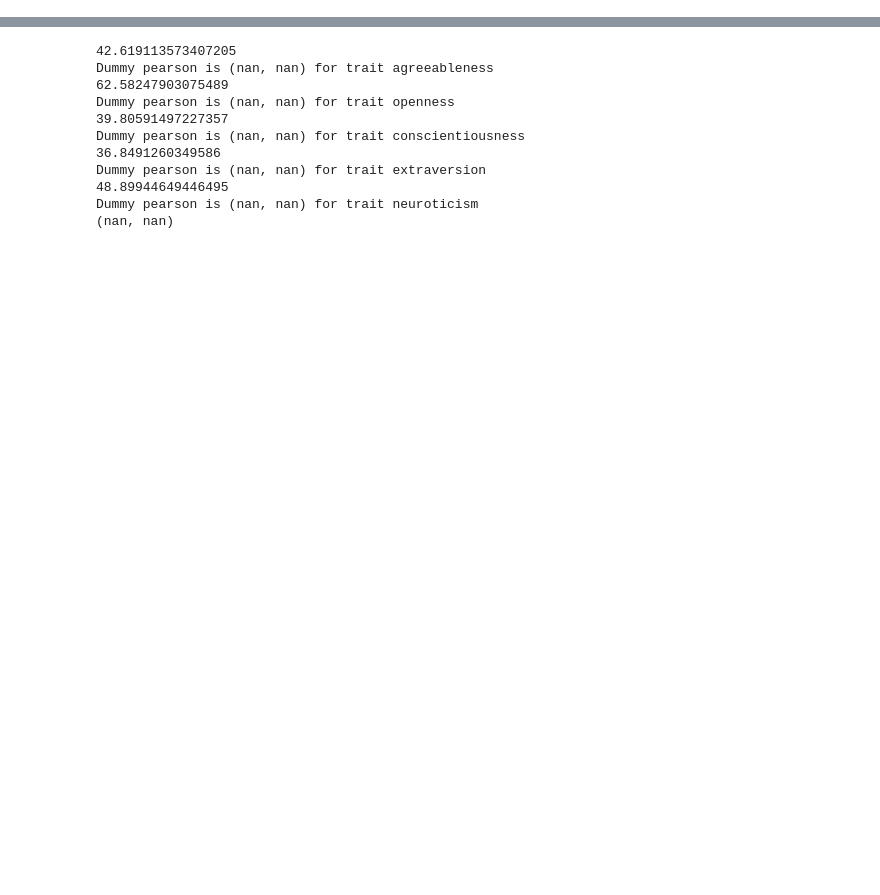
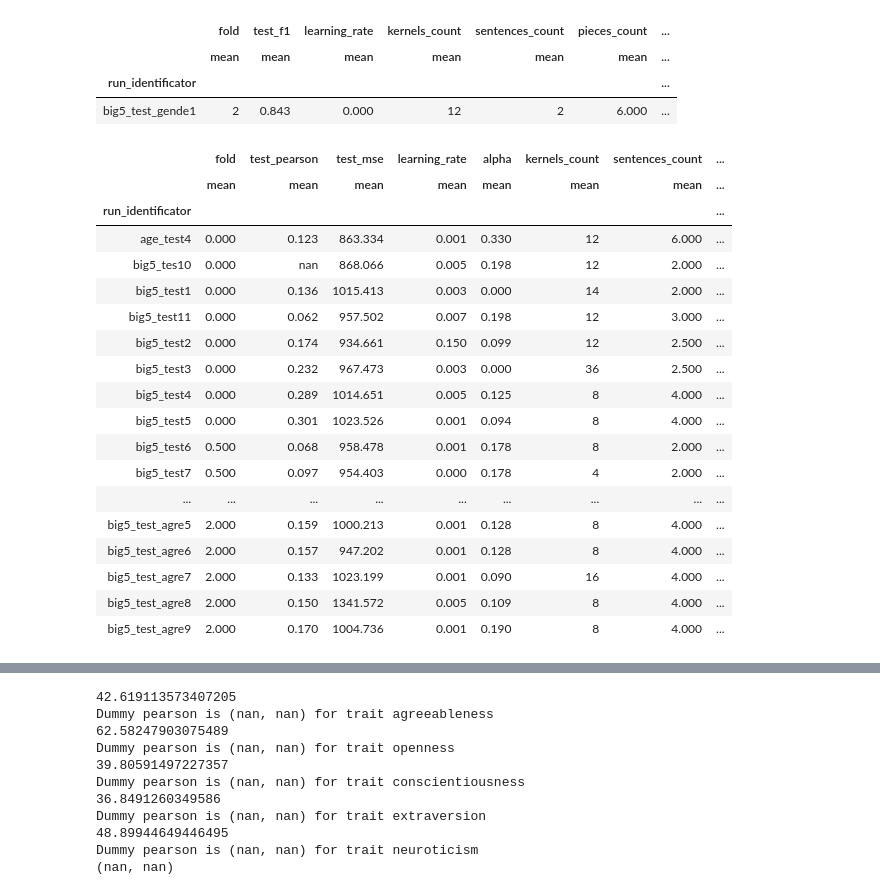
Before and after one commit to Bmikaella/persil, a Jupyter notebook: results_anal.ipynb, the cells around one changed output, grey strips where cells are left out. Cells and saved outputs as stored; diff of their text form; code cells hidden in the pictures; blank space fills up the shorter version.

```diff
--- a/results_anal.ipynb
+++ b/results_anal.ipynb
@@ -76,0 +150,7 @@ data[data['val_pearson'].notnull()].sort_values(by=['val_pearson'])
+# %%
+a[(a['trait'] == '[\'is_female\']')].sort_values(by=['fold', 'test_f1'])[["trait", "fold", "test_f1", "models_name", "run_identificator", "learning_rate", 'kernels_count', 'sentences_count', 'pieces_count', "hidden_layer_1", 'epoch', 'alpha']].groupby(by=['run_identificator']).agg([np.mean])
+# %% [output]
+|  | fold | test_f1 | learning_rate | kernels_count | sentences_count | pieces_count | ... |
+|  | mean | mean | mean | mean | mean | mean | ... |
+| run_identificator |  |  |  |  |  |  | ... |
+| big5_test_gende1 | 2 | 0.843 | 0.000 | 12 | 2 | 6.000 | ... |
@@ -76,0 +159,22 @@ data[data['val_pearson'].notnull()].sort_values(by=['val_pearson'])
+# %%
+a[(a['trait'] == '[\'agreeableness\']')].sort_values(by=['fold', 'test_mse'])[["trait", "fold", "test_pearson", "test_mse", "models_name", "run_identificator", "learning_rate", 'alpha', 'kernels_count', 'sentences_count', 'experiments_name', 'pieces_count', "hidden_layer_1", 'epoch']].groupby(by=['run_identificator']).agg([np.mean])
+# %% [output]
+|  | fold | test_pearson | test_mse | learning_rate | alpha | kernels_count | sentences_count | ... |
+|  | mean | mean | mean | mean | mean | mean | mean | ... |
+| run_identificator |  |  |  |  |  |  |  | ... |
+| age_test4 | 0.000 | 0.123 | 863.334 | 0.001 | 0.330 | 12 | 6.000 | ... |
+| big5_tes10 | 0.000 | nan | 868.066 | 0.005 | 0.198 | 12 | 2.000 | ... |
+| big5_test1 | 0.000 | 0.136 | 1015.413 | 0.003 | 0.000 | 14 | 2.000 | ... |
+| big5_test11 | 0.000 | 0.062 | 957.502 | 0.007 | 0.198 | 12 | 3.000 | ... |
+| big5_test2 | 0.000 | 0.174 | 934.661 | 0.150 | 0.099 | 12 | 2.500 | ... |
+| big5_test3 | 0.000 | 0.232 | 967.473 | 0.003 | 0.000 | 36 | 2.500 | ... |
+| big5_test4 | 0.000 | 0.289 | 1014.651 | 0.005 | 0.125 | 8 | 4.000 | ... |
+| big5_test5 | 0.000 | 0.301 | 1023.526 | 0.001 | 0.094 | 8 | 4.000 | ... |
+| big5_test6 | 0.500 | 0.068 | 958.478 | 0.001 | 0.178 | 8 | 2.000 | ... |
+| big5_test7 | 0.500 | 0.097 | 954.403 | 0.000 | 0.178 | 4 | 2.000 | ... |
+| ... | ... | ... | ... | ... | ... | ... | ... | ... |
+| big5_test_agre5 | 2.000 | 0.159 | 1000.213 | 0.001 | 0.128 | 8 | 4.000 | ... |
+| big5_test_agre6 | 2.000 | 0.157 | 947.202 | 0.001 | 0.128 | 8 | 4.000 | ... |
+| big5_test_agre7 | 2.000 | 0.133 | 1023.199 | 0.001 | 0.090 | 16 | 4.000 | ... |
+| big5_test_agre8 | 2.000 | 0.150 | 1341.572 | 0.005 | 0.109 | 8 | 4.000 | ... |
+| big5_test_agre9 | 2.000 | 0.170 | 1004.736 | 0.001 | 0.190 | 8 | 4.000 | ... |
```
Also changed, not shown: parts of 23 cells of this notebook, 22 other files.
